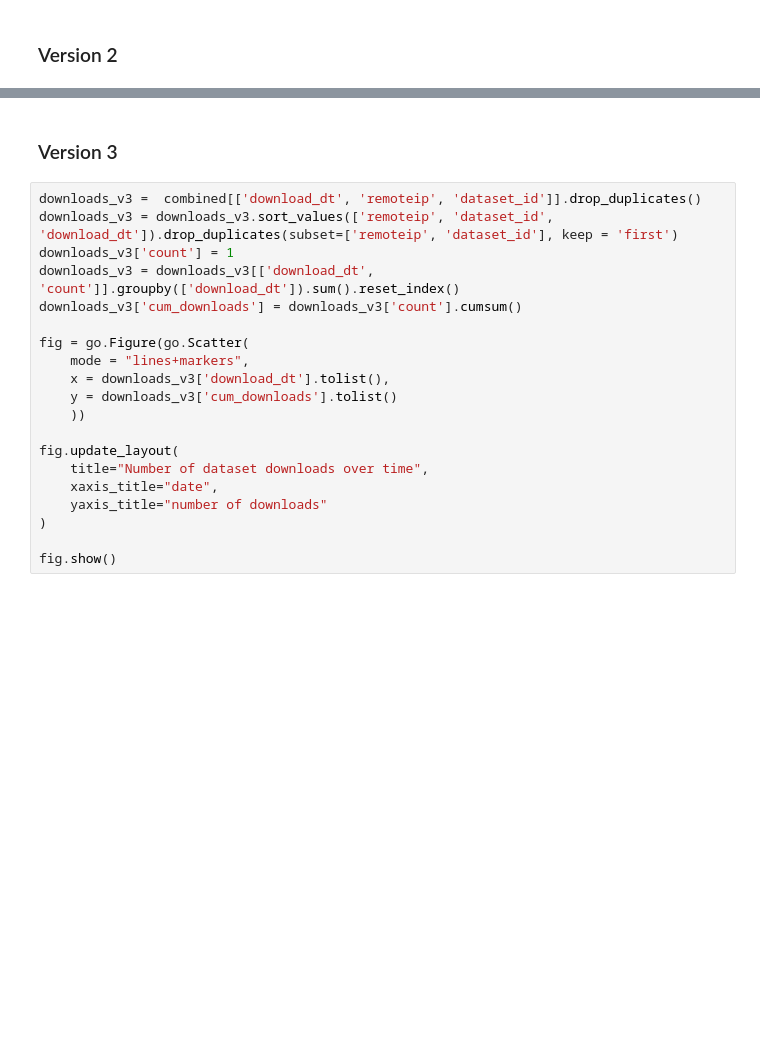
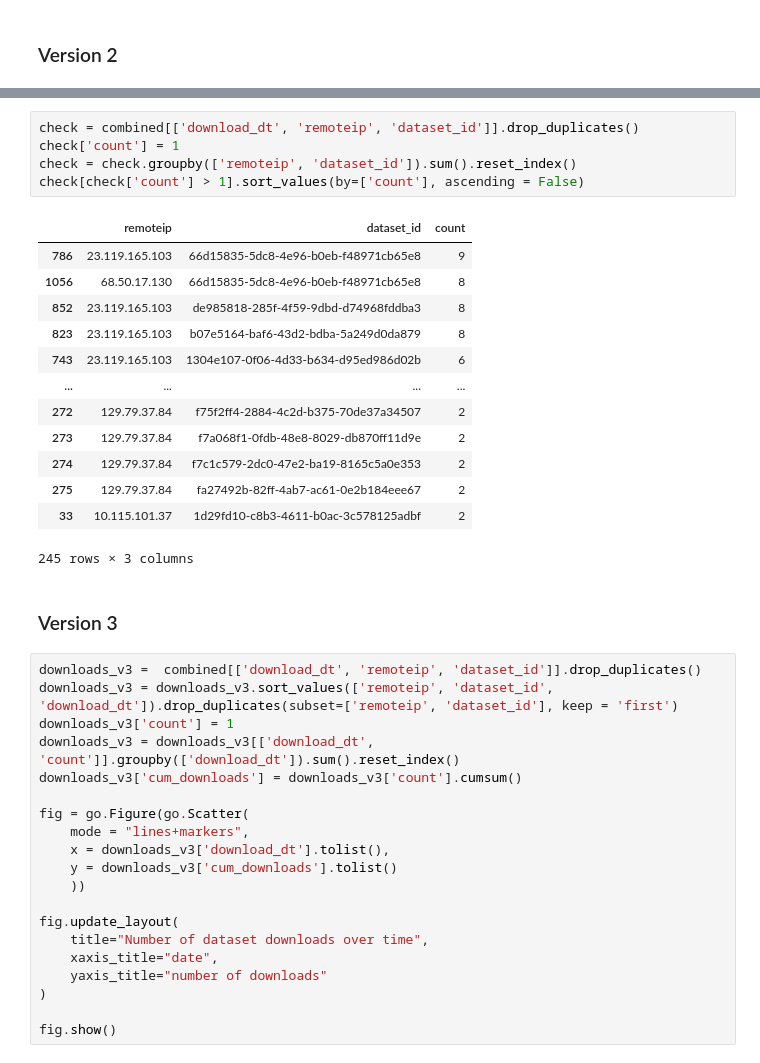
Before and after one commit to rcannood/single-cell-curation, a Jupyter notebook: metrics/single_cell_download_metrics.ipynb, the cells around one changed output, grey strips where cells are left out. Saved outputs shown, nothing was run; the diff lists cells and outputs as text; blank space fills up the shorter version.

```diff
--- a/metrics/single_cell_download_metrics.ipynb
+++ b/metrics/single_cell_download_metrics.ipynb
@@ -126,6 +144,25 @@ fig.update_layout(
 fig.show()
 # %% [output]
 [interactive output not drawn]
+# %%
+check = combined[['download_dt', 'remoteip', 'dataset_id']].drop_duplicates()
+check['count'] = 1
+check = check.groupby(['remoteip', 'dataset_id']).sum().reset_index()
+check[check['count'] > 1].sort_values(by=['count'], ascending = False)
+# %% [output]
+|  | remoteip | dataset_id | count |
+| 786 | 23.119.165.103 | 66d15835-5dc8-4e96-b0eb-f48971cb65e8 | 9 |
+| 1056 | 68.50.17.130 | 66d15835-5dc8-4e96-b0eb-f48971cb65e8 | 8 |
+| 852 | 23.119.165.103 | de985818-285f-4f59-9dbd-d74968fddba3 | 8 |
+| 823 | 23.119.165.103 | b07e5164-baf6-43d2-bdba-5a249d0da879 | 8 |
+| 743 | 23.119.165.103 | 1304e107-0f06-4d33-b634-d95ed986d02b | 6 |
+| ... | ... | ... | ... |
+| 272 | 129.79.37.84 | f75f2ff4-2884-4c2d-b375-70de37a34507 | 2 |
+| 273 | 129.79.37.84 | f7a068f1-0fdb-48e8-8029-db870ff11d9e | 2 |
+| 274 | 129.79.37.84 | f7c1c579-2dc0-47e2-ba19-8165c5a0e353 | 2 |
+| 275 | 129.79.37.84 | fa27492b-82ff-4ab7-ac61-0e2b184eee67 | 2 |
+| 33 | 10.115.101.37 | 1d29fd10-c8b3-4611-b0ac-3c578125adbf | 2 |
+245 rows × 3 columns
 # %% [markdown]
 ### Version 3
 # %%
```
Also changed, not shown: parts of 47 cells of this notebook.
